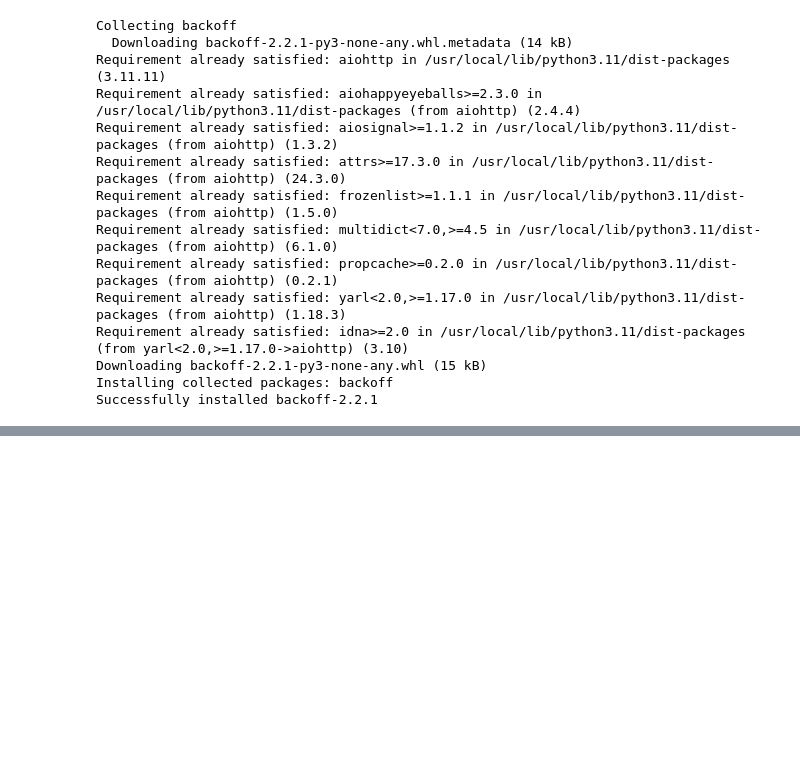
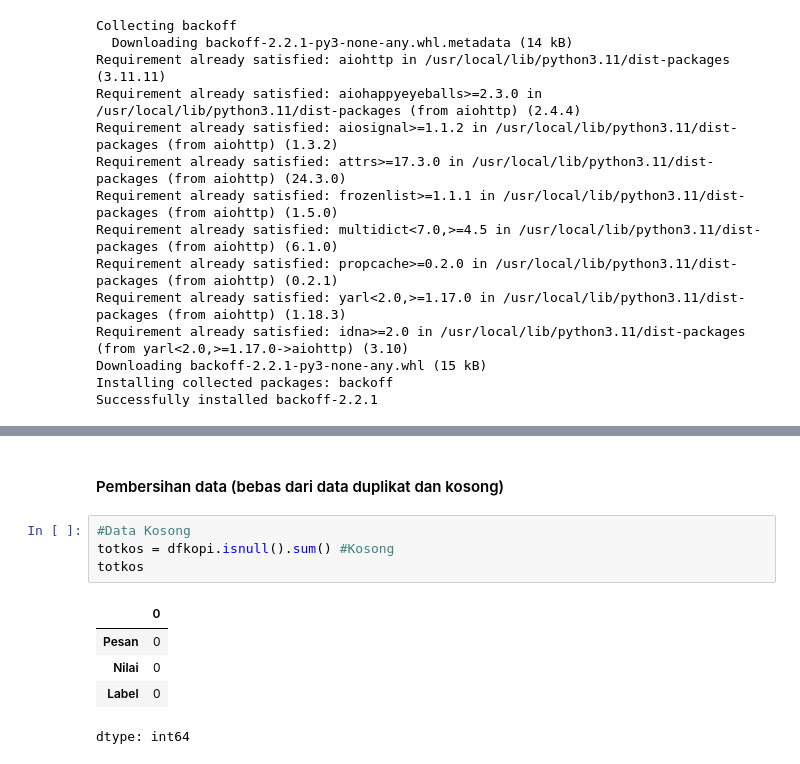
Before and after one commit to DGkurnia/JavaScript30, a Jupyter notebook: sentiment_analysis.ipynb, the cells around one changed output, grey strips where cells are left out. Cells and saved outputs as stored; diff of their text form; blank space fills up the shorter version.

```diff
--- a/sentiment_analysis.ipynb
+++ b/sentiment_analysis.ipynb
@@ -1137,0 +366,12 @@ memory usage: 3.9+ KB
+# %% [markdown]
+#### Pembersihan data (bebas dari data duplikat dan kosong)
+# %%
+#Data Kosong
+totkos = dfkopi.isnull().sum() #Kosong
+totkos
+# %% [output]
+|  | 0 |
+| Pesan | 0 |
+| Nilai | 0 |
+| Label | 0 |
+dtype: int64
```
Also changed, not shown: parts of 100 cells of this notebook.
